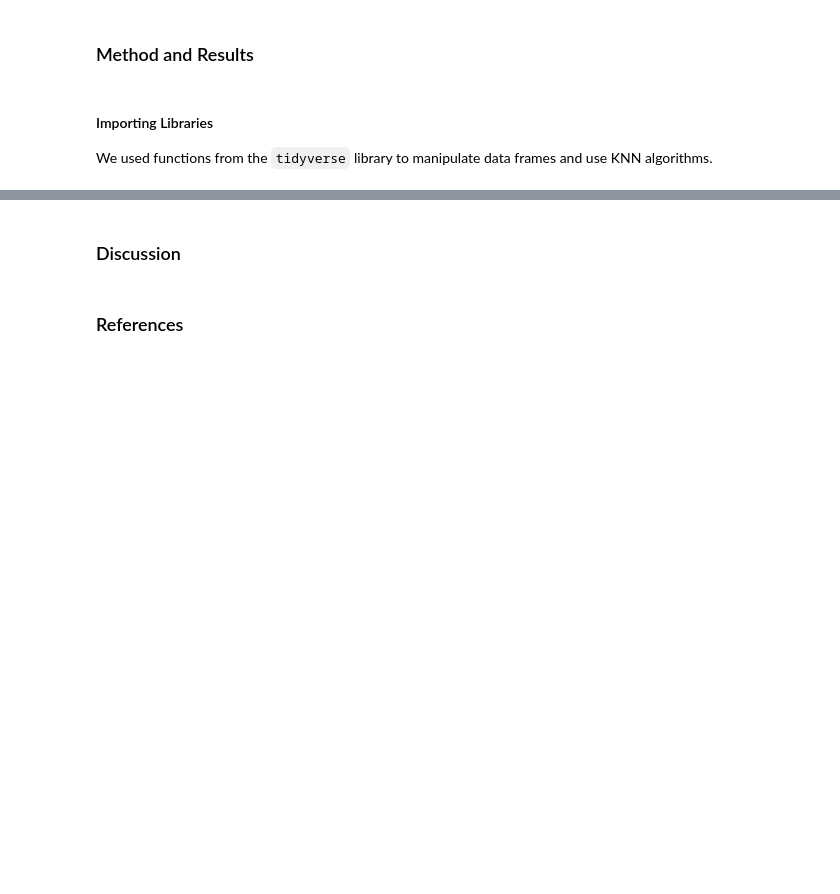
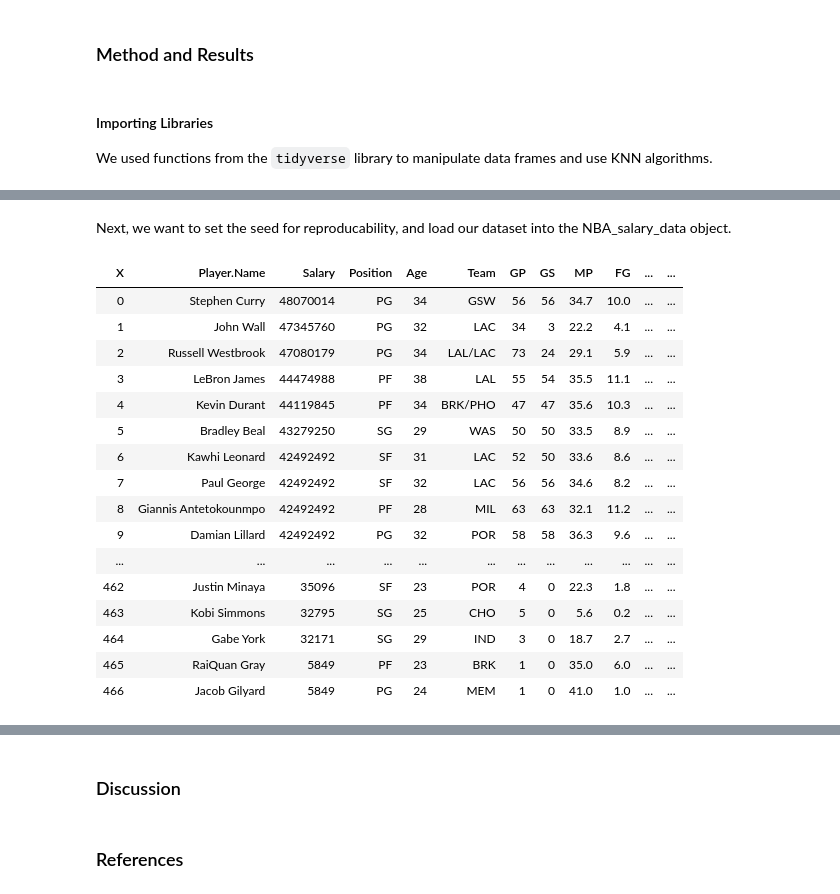
Before and after one commit to jhcrowley/DCSI-100-Group-33, a Jupyter notebook: DSCI_Final_Project_V1.ipynb, the cells around one changed output, grey strips where cells are left out. Drawn from its saved outputs; the diff is of its cells as text; code cells hidden in the pictures; blank space fills up the shorter version.

```diff
--- a/DSCI_Final_Project_V1.ipynb
+++ b/DSCI_Final_Project_V1.ipynb
@@ -19,2 +33,25 @@ library(cowplot)
+# %% [markdown]
+Next, we want to set the seed for reproducability, and load our dataset into the NBA_salary_data object.
 # %%
+set.seed(1234)
+
 NBA_salary_data <- read.csv("nba_players_stats_with_salary.csv")
+NBA_salary_data
+# %% [output]
+| X | Player.Name | Salary | Position | Age | Team | GP | GS | MP | FG | ... | ... |
+| 0 | Stephen Curry | 48070014 | PG | 34 | GSW | 56 | 56 | 34.7 | 10.0 | ... | ... |
+| 1 | John Wall | 47345760 | PG | 32 | LAC | 34 | 3 | 22.2 | 4.1 | ... | ... |
+| 2 | Russell Westbrook | 47080179 | PG | 34 | LAL/LAC | 73 | 24 | 29.1 | 5.9 | ... | ... |
+| 3 | LeBron James | 44474988 | PF | 38 | LAL | 55 | 54 | 35.5 | 11.1 | ... | ... |
+| 4 | Kevin Durant | 44119845 | PF | 34 | BRK/PHO | 47 | 47 | 35.6 | 10.3 | ... | ... |
+| 5 | Bradley Beal | 43279250 | SG | 29 | WAS | 50 | 50 | 33.5 | 8.9 | ... | ... |
+| 6 | Kawhi Leonard | 42492492 | SF | 31 | LAC | 52 | 50 | 33.6 | 8.6 | ... | ... |
+| 7 | Paul George | 42492492 | SF | 32 | LAC | 56 | 56 | 34.6 | 8.2 | ... | ... |
+| 8 | Giannis Antetokounmpo | 42492492 | PF | 28 | MIL | 63 | 63 | 32.1 | 11.2 | ... | ... |
+| 9 | Damian Lillard | 42492492 | PG | 32 | POR | 58 | 58 | 36.3 | 9.6 | ... | ... |
+| ... | ... | ... | ... | ... | ... | ... | ... | ... | ... | ... | ... |
+| 462 | Justin Minaya | 35096 | SF | 23 | POR | 4 | 0 | 22.3 | 1.8 | ... | ... |
+| 463 | Kobi Simmons | 32795 | SG | 25 | CHO | 5 | 0 | 5.6 | 0.2 | ... | ... |
+| 464 | Gabe York | 32171 | SG | 29 | IND | 3 | 0 | 18.7 | 2.7 | ... | ... |
+| 465 | RaiQuan Gray | 5849 | PF | 23 | BRK | 1 | 0 | 35.0 | 6.0 | ... | ... |
+| 466 | Jacob Gilyard | 5849 | PG | 24 | MEM | 1 | 0 | 41.0 | 1.0 | ... | ... |
```
Also changed, not shown: parts of 7 cells of this notebook.
